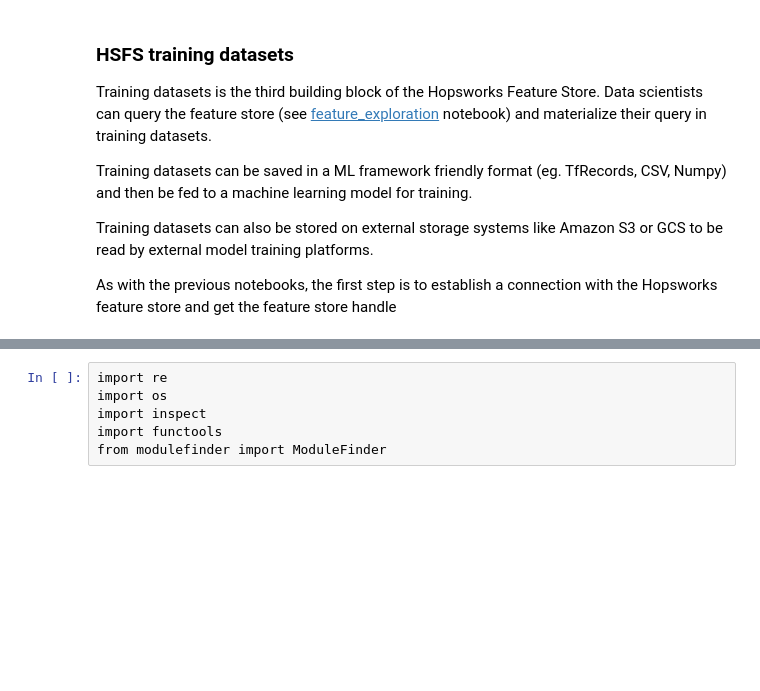
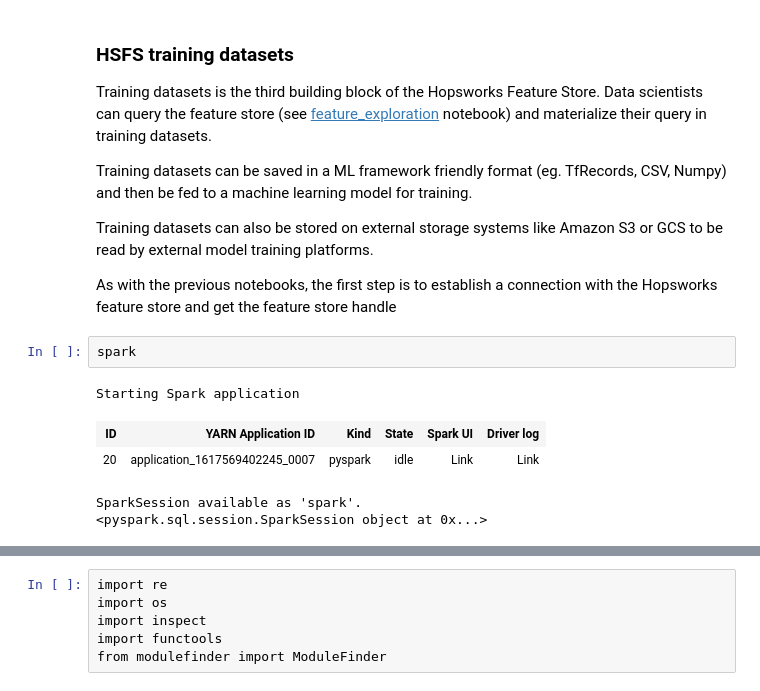
Before and after one commit to davitbzh/amazon-sagemaker-feature-store-streaming-aggregation, a Jupyter notebook: notebooks/3_training_datasets.ipynb, the cells around one changed output, grey strips where cells are left out. Cells and saved outputs as stored; diff of their text form; blank space fills up the shorter version.

```diff
--- a/notebooks/3_training_datasets.ipynb
+++ b/notebooks/3_training_datasets.ipynb
@@ -8,3 +8,11 @@ Training datasets can be saved in a ML framework friendly format (eg. TfRecords,
 Training datasets can also be stored on external storage systems like Amazon S3 or GCS to be read by external model training platforms.
 
 As with the previous notebooks, the first step is to establish a connection with the Hopsworks feature store and get the feature store handle
+# %%
+spark
+# %% [output]
+Starting Spark application
+| ID | YARN Application ID | Kind | State | Spark UI | Driver log |
+| 20 | application_1617569402245_0007 | pyspark | idle | Link | Link |
+SparkSession available as 'spark'.
+<pyspark.sql.session.SparkSession object at 0x...>
```
Also changed, not shown: parts of 9 cells of this notebook.
